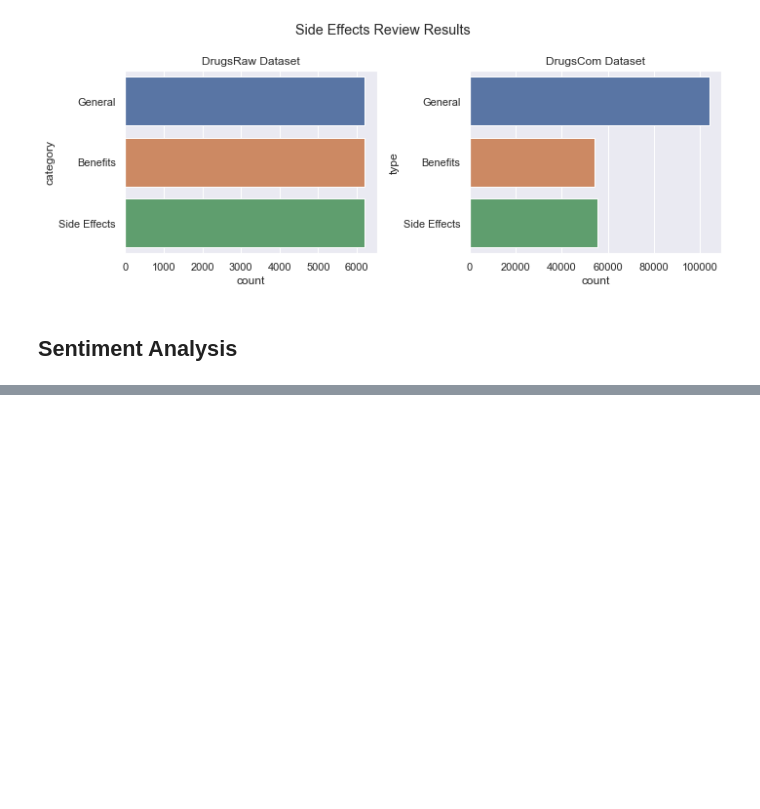
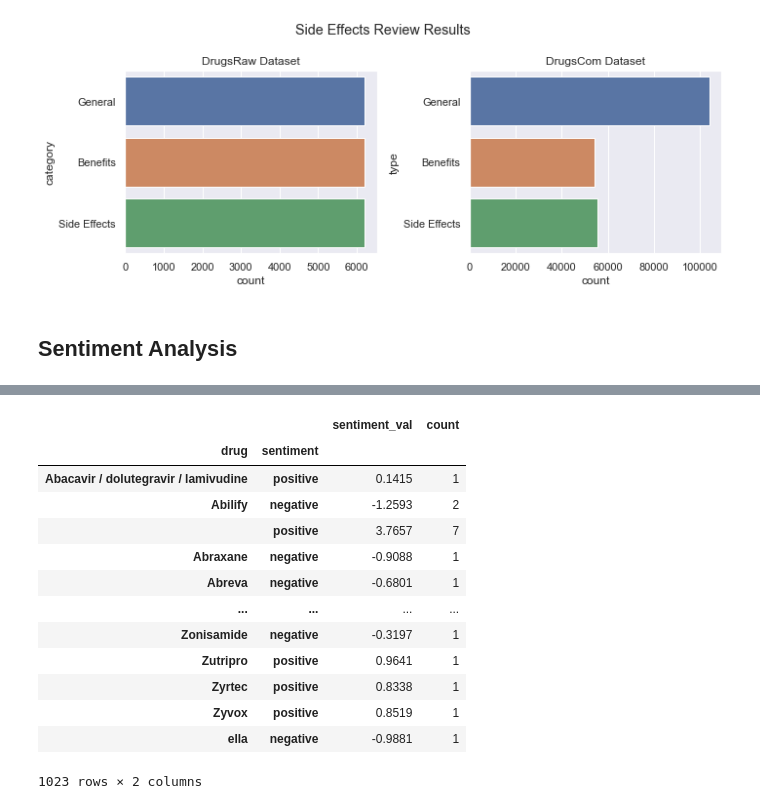
Before and after one commit to lmcosta98/Project2_FCD, a Jupyter notebook: drug_review.ipynb, the cells around one changed output, grey strips where cells are left out. Drawn from its saved outputs; the diff is of its cells as text; code cells hidden in the pictures; blank space fills up the shorter version.

Commit message:
sentiment analysis almost completed

```diff
--- a/drug_review.ipynb
+++ b/drug_review.ipynb
@@ -1044,0 +1060,14 @@ fig.tight_layout()
+# %%
+# Preparing the similar dataset to be used
+data_3 = pd.read_csv('drugsCom_raw/drugsComTrain_raw.tsv', sep='\t', header=0, names=[
+                        'id', 'drug', 'condition', 'review', 'rating', 'date', 'useful_count'])
+data_3.dropna(inplace=True)
+
+data_4 = pd.read_csv('drugsCom_raw/drugsComTest_raw.tsv', sep='\t', header=0, names=[
+    'id', 'drug', 'condition', 'review', 'rating', 'date', 'useful_count'])
+
+data_4.dropna(inplace=True)
+sentiment_data = pd.concat([data_3, data_4], ignore_index=True).copy()
+sentiment_data.drop(columns=['id', 'condition', 'date', 'rating','useful_count'], inplace=True)
+sentiment_data['review'] = sentiment_data['review'].apply(lambda elem: re.sub(r"(@[A-Za-z0-9]+)|([^0-9A-Za-z \t])|(\w+:\/\/\S+)|^rt|http+?", "", elem))
+sentiment_data
@@ -1044,0 +1088,25 @@ fig.tight_layout()
+# %%
+
+analyzer = SentimentIntensityAnalyzer()
+sentiment_data_2 = sentiment_data.sample(frac=0.01).copy()
+sentiment_data_2['sentiment_val'] = sentiment_data_2['review'].apply(lambda x: mean([analyzer.polarity_scores(sentence)['compound'] for sentence in x.split('.')]))
+# %%
+sentiment_data_2['sentiment'] = sentiment_data_2['sentiment_val'].apply(lambda x: 'positive' if x >= 0.05 else('negative' if x <= -0.05 else 'neutral'))
+# %%
+sentiment_data_2['count'] = 1
+aux = sentiment_data_2.groupby(by=['drug', 'sentiment']).sum()
+# %% [output]
+|  |  | sentiment_val | count |
+| drug | sentiment |  |  |
+| Abacavir / dolutegravir / lamivudine | positive | 0.1415 | 1 |
+| Abilify | negative | -1.2593 | 2 |
+|  | positive | 3.7657 | 7 |
+| Abraxane | negative | -0.9088 | 1 |
+| Abreva | negative | -0.6801 | 1 |
+| ... | ... | ... | ... |
+| Zonisamide | negative | -0.3197 | 1 |
+| Zutripro | positive | 0.9641 | 1 |
+| Zyrtec | positive | 0.8338 | 1 |
+| Zyvox | positive | 0.8519 | 1 |
+| ella | negative | -0.9881 | 1 |
+1023 rows × 2 columns
```
Also changed, not shown: parts of 5 cells of this notebook.
